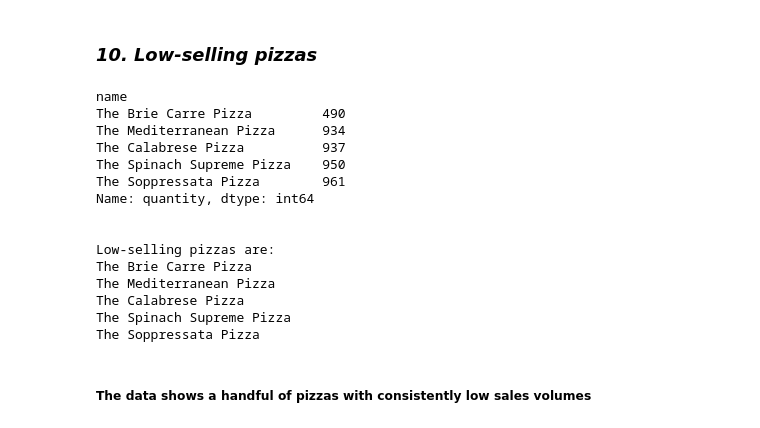
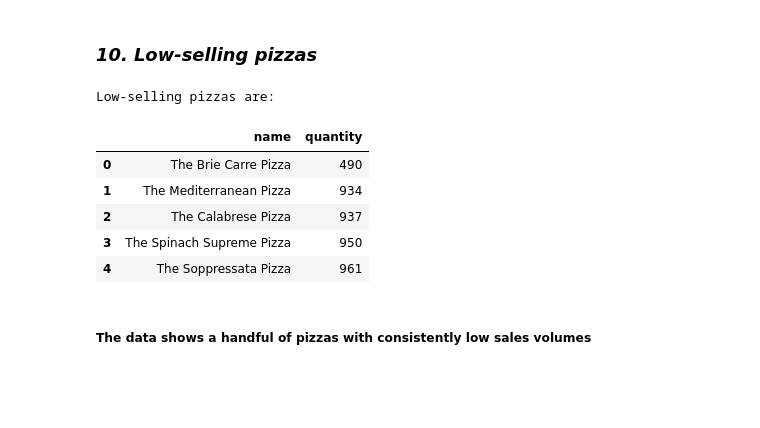
Before and after one commit to Han-Myo/Pizza-Sales-Analysis, a Jupyter notebook: Hanmyo Ibifuro George.ipynb, the cells around one changed output. Cells and saved outputs as stored; diff of their text form; code cells hidden in the pictures; blank space fills up the shorter version.

```diff
--- a/Hanmyo Ibifuro George.ipynb
+++ b/Hanmyo Ibifuro George.ipynb
@@ -646,30 +634,20 @@ The month with the highest sales is 'July' and the month with the lowest sales i
 # %%
 # Find 5 least selling pizzas by grouping "name" column and calculate sum of quantities sold per pizza type and then sort values
 # in ascending order and return the first five records
 
-low_sellers = df.groupby("name")["quantity"].sum().sort_values().head()
+low_sellers = df.groupby("name")["quantity"].sum().sort_values().reset_index().head()
 
-print(low_sellers)
-print("\n")
+# Display Output
 print("Low-selling pizzas are:")
-for pizza in low_sellers.index: # Loops through each index in low_sellers
-    print(pizza)
+low_sellers
 # %% [output]
-name
-The Brie Carre Pizza         490
-The Mediterranean Pizza      934
-The Calabrese Pizza          937
-The Spinach Supreme Pizza    950
-The Soppressata Pizza        961
-Name: quantity, dtype: int64
-
-
 Low-selling pizzas are:
-The Brie Carre Pizza
-The Mediterranean Pizza
-The Calabrese Pizza
-The Spinach Supreme Pizza
-The Soppressata Pizza
+|  | name | quantity |
+| 0 | The Brie Carre Pizza | 490 |
+| 1 | The Mediterranean Pizza | 934 |
+| 2 | The Calabrese Pizza | 937 |
+| 3 | The Spinach Supreme Pizza | 950 |
+| 4 | The Soppressata Pizza | 961 |
 # %% [markdown]
 ##### The data shows a handful of pizzas with **consistently low sales volumes**
 # %% [markdown]
```
Also changed, not shown: parts of 10 cells of this notebook.
